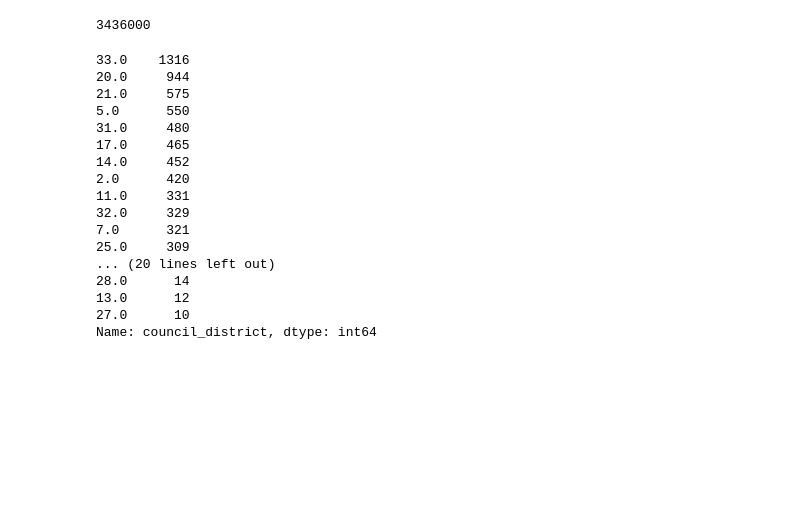
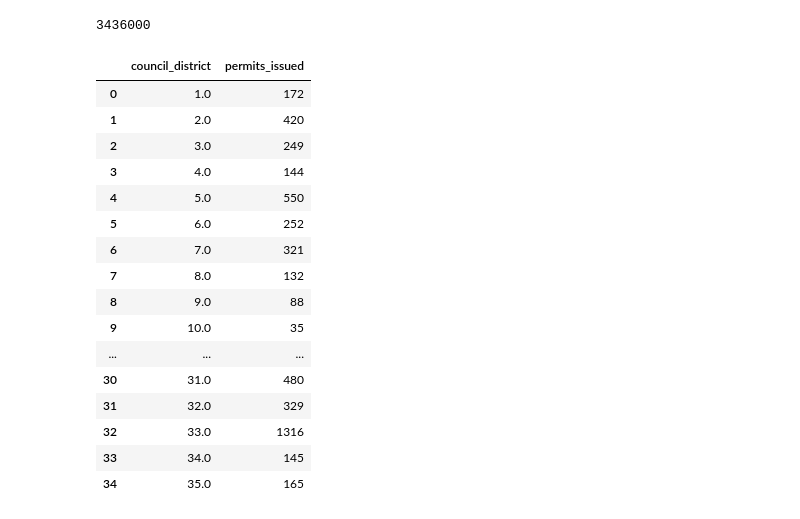
Before and after one commit to Cristian-Vargas9/Nashville_Housing_Market, a Jupyter notebook: cleaning_demographics_data.ipynb, the cells around one changed output. Saved outputs shown, nothing was run; the diff lists cells and outputs as text; code cells hidden in the pictures; blank space fills up the shorter version.

```diff
--- a/cleaning_demographics_data.ipynb
+++ b/cleaning_demographics_data.ipynb
@@ -525,24 +491,34 @@ residential_nash_clean['construction_cost'].max()
 # %% [output]
 3436000
 # %%
-residential_nash_clean['council_district'].value_counts()
+#residential_nash_clean['council_district'].value_counts()
-# %% [output]
-33.0    1316
-20.0     944
-21.0     575
-5.0      550
-31.0     480
-17.0     465
-14.0     452
-2.0      420
-11.0     331
-32.0     329
-7.0      321
-25.0     309
-... (20 lines left out)
-28.0      14
-13.0      12
-27.0      10
-Name: council_district, dtype: int64
 # %%
-residential_nash_clean.loc(residential_nash_clean)
+council_district_count = residential_nash_clean.council_district.value_counts().reset_index()
+council_district_count.columns = ['council_district','permits_issued']
+council_district_count = council_district_count.sort_values("council_district", ascending = True)
+# %%
+council_district_count
+council_district_count = council_district_count.reset_index()
+# %%
+council_district_count
+council_district_count = council_district_count.drop(columns=['index'])
+# %%
+council_district_count
+# %% [output]
+|  | council_district | permits_issued |
+| 0 | 1.0 | 172 |
+| 1 | 2.0 | 420 |
+| 2 | 3.0 | 249 |
+| 3 | 4.0 | 144 |
+| 4 | 5.0 | 550 |
+| 5 | 6.0 | 252 |
+| 6 | 7.0 | 321 |
+| 7 | 8.0 | 132 |
+| 8 | 9.0 | 88 |
+| 9 | 10.0 | 35 |
+| ... | ... | ... |
+| 30 | 31.0 | 480 |
+| 31 | 32.0 | 329 |
+| 32 | 33.0 | 1316 |
+| 33 | 34.0 | 145 |
+| 34 | 35.0 | 165 |
```
Also changed, not shown: parts of 24 cells of this notebook, 1 other file.
